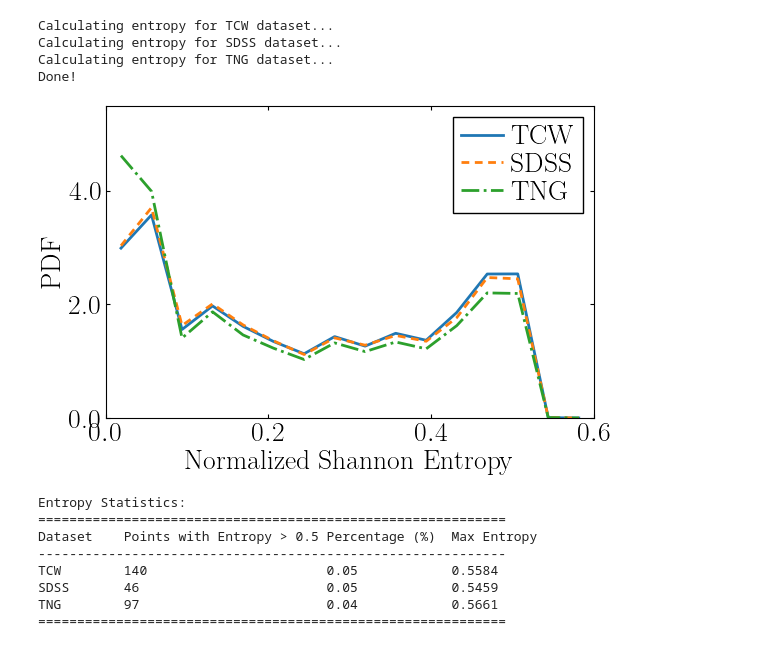
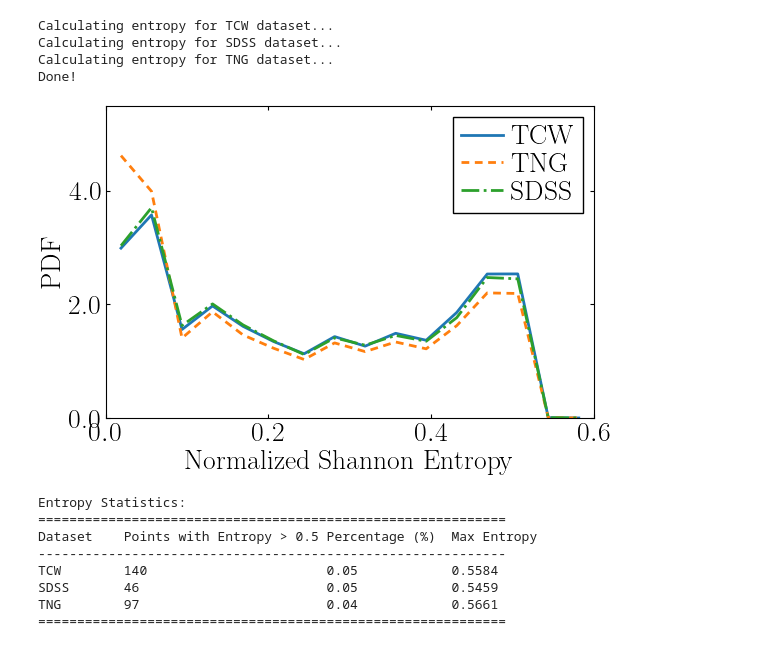
Before and after one commit to forero/DelaunayASTRA, a Jupyter notebook: nb/entropy_values_plot.ipynb, the cells around one changed output. Cells and saved outputs as stored; diff of their text form; code cells hidden in the pictures.

```diff
--- a/nb/entropy_values_plot.ipynb
+++ b/nb/entropy_values_plot.ipynb
@@ -314,13 +314,13 @@ def plot_entropy_distribution(entropy_dict, bins=16, figsize=(6, 4)):
 # %%
 entropy_dict = {
     'TCW': all_classification_stats['TCW']['entropy'],
-    'SDSS': all_classification_stats['SDSS']['entropy'],
-    'TNG': all_classification_stats['TNG']['entropy']
+    'TNG': all_classification_stats['TNG']['entropy'],
+    'SDSS': all_classification_stats['SDSS']['entropy']
 }
 
 entropy_fig, entropy_ax = plot_entropy_distribution(entropy_dict)
 # %% [output]
-[figure, old version]
+[figure, new version]
 # %%
 def analyze_entropy_statistics(entropy_dict):
     """
```
Also changed, not shown: 9 other files.
